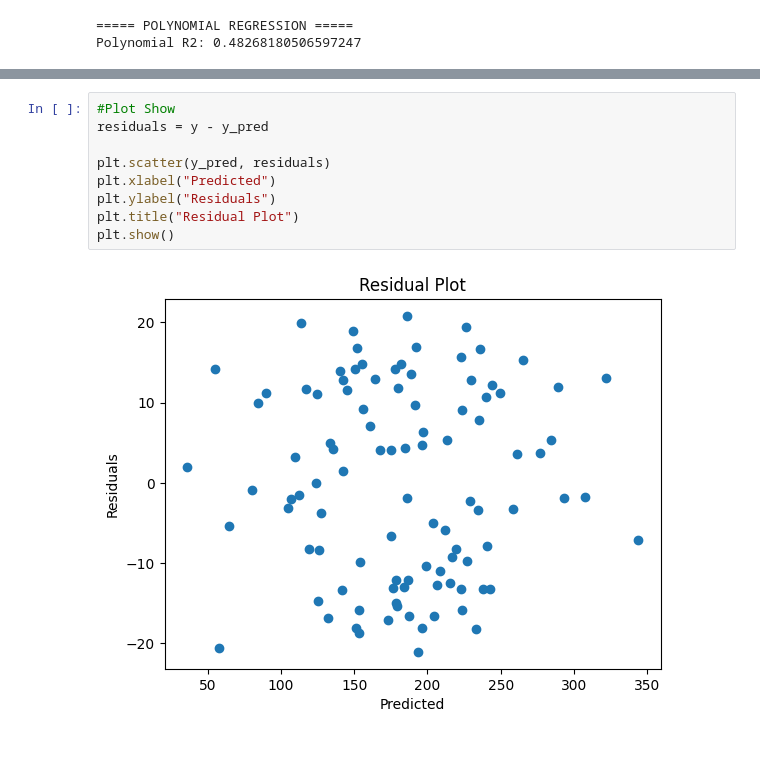
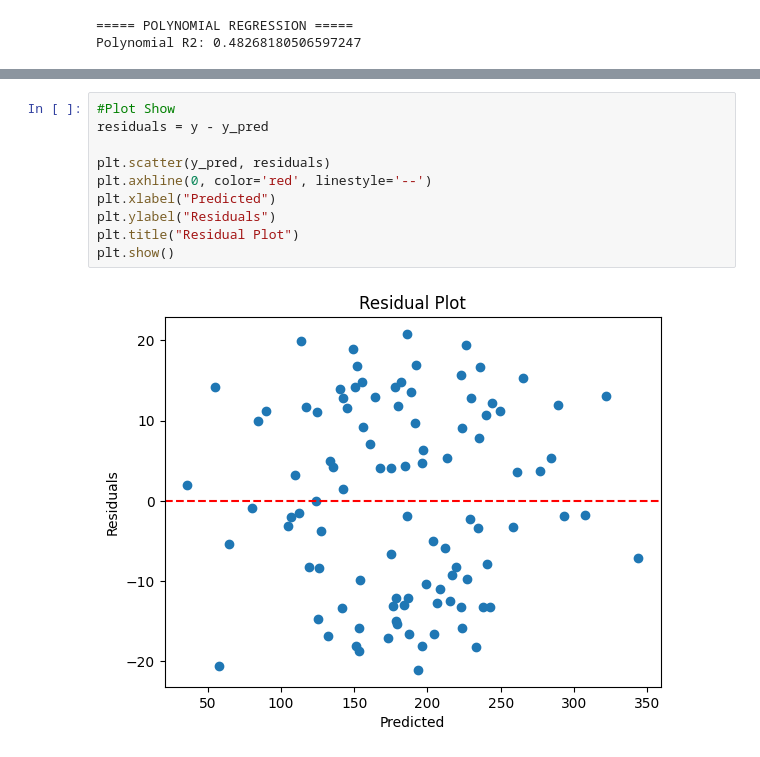
Before and after one commit to deepakpalcsjmu/Linear-Regression-Lab, a Jupyter notebook: assignment_regression.ipynb, the cells around one changed output, grey strips where cells are left out. Drawn from its saved outputs; the diff is of its cells as text.

```diff
--- a/assignment_regression.ipynb
+++ b/assignment_regression.ipynb
@@ -175,11 +235,12 @@ Lasso coefficients: [0.06228342 2.99173896 0.48198432 2.02473516]
 # %%
 #Plot Show
 residuals = y - y_pred
 
 plt.scatter(y_pred, residuals)
+plt.axhline(0, color='red', linestyle='--')
 plt.xlabel("Predicted")
 plt.ylabel("Residuals")
 plt.title("Residual Plot")
 plt.show()
 # %% [output]
-[figure, old version]
+[figure, new version]
```
Also changed, not shown: parts of 9 cells of this notebook.
